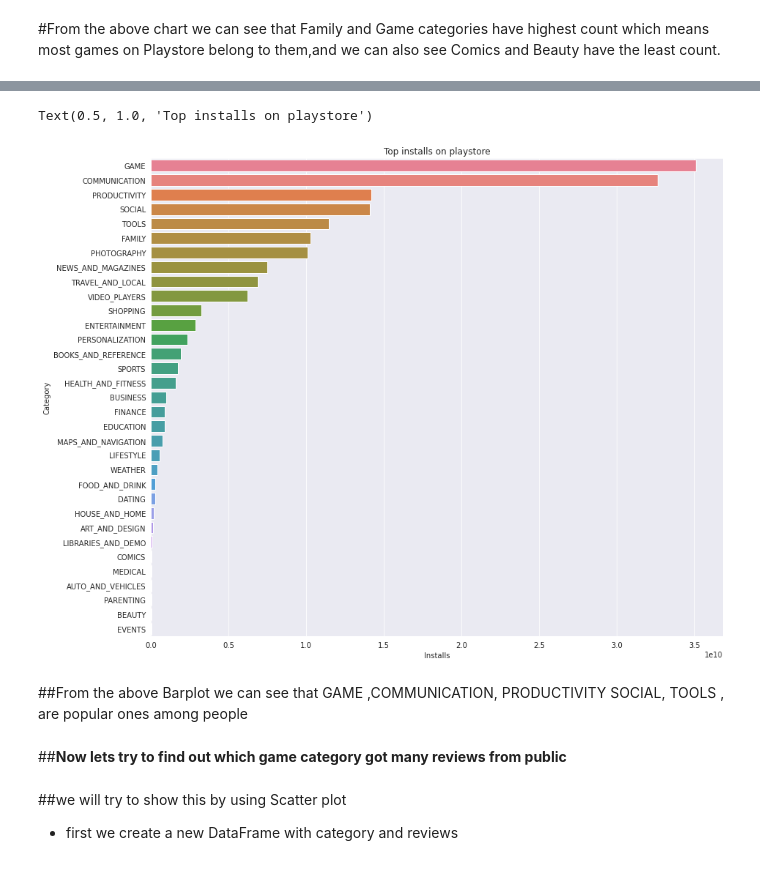
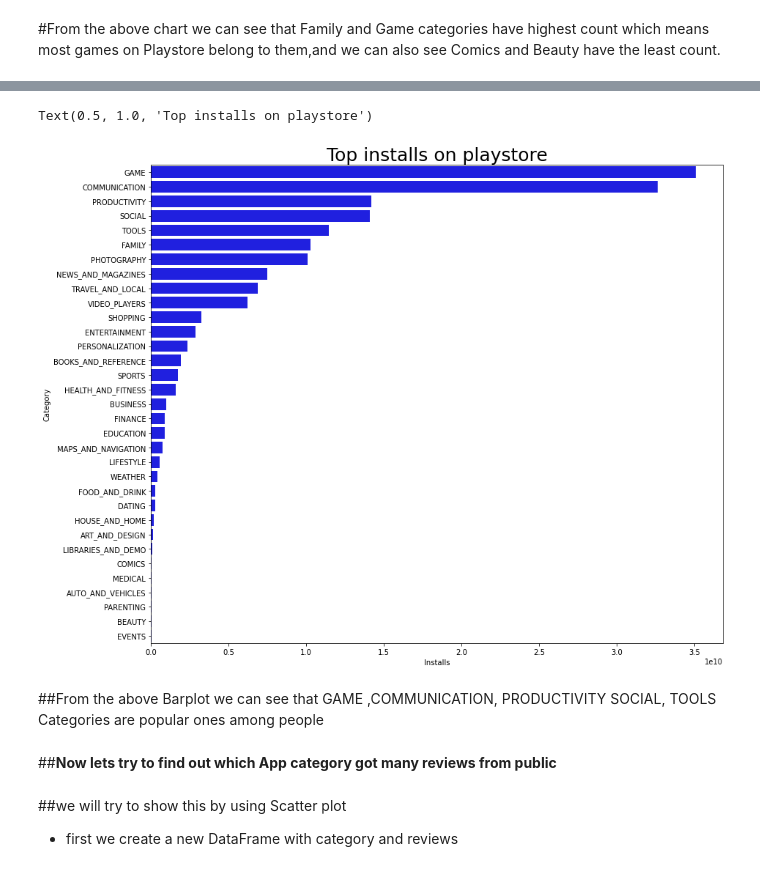
Before and after one commit to MANISH-KUMAR-CODES/Playstore-analysis-capstone-project-1, a Jupyter notebook: Play_Store_App_Review_Analysis_Capstone_Project.ipynb, the cells around one changed output, grey strips where cells are left out. Saved outputs shown, nothing was run; the diff lists cells and outputs as text; code cells hidden in the pictures.

```diff
--- a/Play_Store_App_Review_Analysis_Capstone_Project.ipynb
+++ b/Play_Store_App_Review_Analysis_Capstone_Project.ipynb
@@ -459,5 +459,3 @@ array(['0', '$4.99', '$3.99', '$6.99', '$1.49', '$2.99', '$7.99', '$5.99',
        '$3.04', '$4.29', '$2.60', '$3.28', '$4.60', '$28.99', '$2.95',
        '$2.90', '$1.97', '$200.00', '$89.99', '$2.56', '$30.99', '$3.61',
        '$394.99', '$1.26', '$1.20', '$1.04'], dtype=object)
-# %%
-df1['Price'] = df1['Price'].astype(float)
@@ -546,10 +540,3 @@ Let’s begin by importing matplotlib.pyplot and seaborn , and at the same time
-# %%
-#Importing the libraries
-import seaborn as sns
-import matplotlib
-import matplotlib.pyplot as plt
-%matplotlib inline
-sns.set_style('darkgrid')
 # %% [markdown]
 ##<B> Top categories on Google Playstore
 # %%
@@ -596,17 +599,17 @@ NameError: ignored
 # %%
 #Plotting a barplot
 plt.figure(figsize=(14,12))
 plt.xlabel("Installs")
 plt.ylabel("Category")
-sns.barplot(y=installs_df.index ,x= 'Installs' ,data = installs_df, palette= 'husl')
-plt.title('Top installs on playstore')
+sns.barplot(y=installs_df.index ,x= 'Installs' ,data = installs_df, color='Blue')
+plt.title('Top installs on playstore',size =25)
 # %% [output]
 Text(0.5, 1.0, 'Top installs on playstore')
-[figure, old version]
+[figure, new version]
 # %% [markdown]
-##From the above Barplot we can see that GAME ,COMMUNICATION, PRODUCTIVITY SOCIAL, TOOLS , are popular ones among people
+##From the above Barplot we can see that GAME ,COMMUNICATION, PRODUCTIVITY SOCIAL, TOOLS Categories are popular ones among people
 # %% [markdown]
-##<B>Now lets try to find out which game category got many reviews from public
+##<B>Now lets try to find out which App category got many reviews from public
 # %% [markdown]
 ##we will try to show this by using Scatter plot
 * first we create a new DataFrame with category and reviews
```
Also changed, not shown: parts of 31 cells of this notebook.
